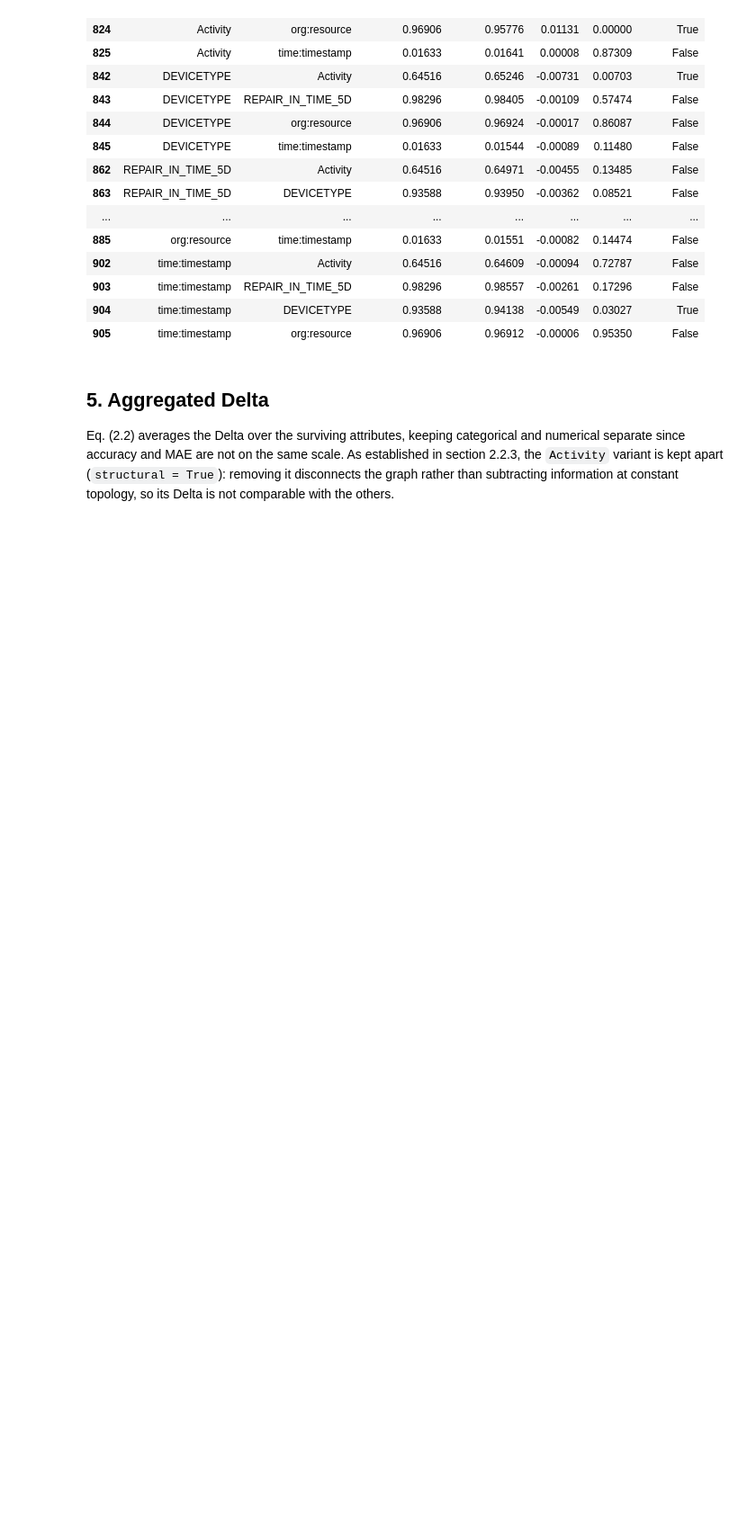
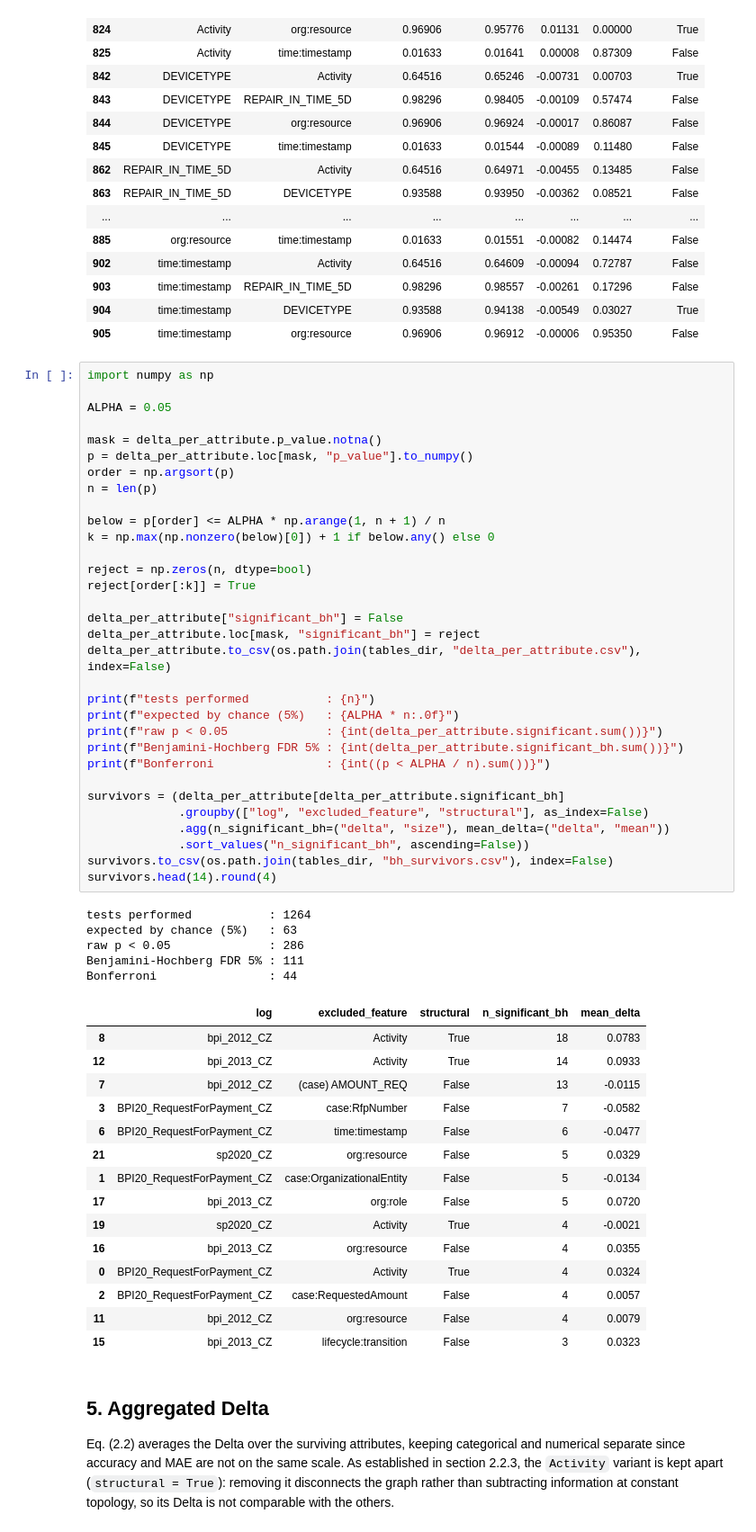
Before and after one commit to BizDaniel/SANAGRAPH, a Jupyter notebook: analysis/01_ablation_tables.ipynb, the cells around one changed output. Shown at 90% size. Saved outputs shown, nothing was run; the diff lists cells and outputs as text; blank space fills up the shorter version.

```diff
--- a/analysis/01_ablation_tables.ipynb
+++ b/analysis/01_ablation_tables.ipynb
@@ -268,6 +268,59 @@ delta_per_attribute.csv -> 1360 comparisons (286 with p < 0.05)
 | 903 | time:timestamp | REPAIR_IN_TIME_5D | 0.98296 | 0.98557 | -0.00261 | 0.17296 | False |
 | 904 | time:timestamp | DEVICETYPE | 0.93588 | 0.94138 | -0.00549 | 0.03027 | True |
 | 905 | time:timestamp | org:resource | 0.96906 | 0.96912 | -0.00006 | 0.95350 | False |
+# %%
+import numpy as np
+
+ALPHA = 0.05
+
+mask = delta_per_attribute.p_value.notna()
+p = delta_per_attribute.loc[mask, "p_value"].to_numpy()
+order = np.argsort(p)
+n = len(p)
+
+below = p[order] <= ALPHA * np.arange(1, n + 1) / n
+k = np.max(np.nonzero(below)[0]) + 1 if below.any() else 0
+
+reject = np.zeros(n, dtype=bool)
+reject[order[:k]] = True
+
+delta_per_attribute["significant_bh"] = False
+delta_per_attribute.loc[mask, "significant_bh"] = reject
+delta_per_attribute.to_csv(os.path.join(tables_dir, "delta_per_attribute.csv"), index=False)
+
+print(f"tests performed           : {n}")
+print(f"expected by chance (5%)   : {ALPHA * n:.0f}")
+print(f"raw p < 0.05              : {int(delta_per_attribute.significant.sum())}")
+print(f"Benjamini-Hochberg FDR 5% : {int(delta_per_attribute.significant_bh.sum())}")
+print(f"Bonferroni                : {int((p < ALPHA / n).sum())}")
+
+survivors = (delta_per_attribute[delta_per_attribute.significant_bh]
+             .groupby(["log", "excluded_feature", "structural"], as_index=False)
+             .agg(n_significant_bh=("delta", "size"), mean_delta=("delta", "mean"))
+             .sort_values("n_significant_bh", ascending=False))
+survivors.to_csv(os.path.join(tables_dir, "bh_survivors.csv"), index=False)
+survivors.head(14).round(4)
+# %% [output]
+tests performed           : 1264
+expected by chance (5%)   : 63
+raw p < 0.05              : 286
+Benjamini-Hochberg FDR 5% : 111
+Bonferroni                : 44
+|  | log | excluded_feature | structural | n_significant_bh | mean_delta |
+| 8 | bpi_2012_CZ | Activity | True | 18 | 0.0783 |
+| 12 | bpi_2013_CZ | Activity | True | 14 | 0.0933 |
+| 7 | bpi_2012_CZ | (case) AMOUNT_REQ | False | 13 | -0.0115 |
+| 3 | BPI20_RequestForPayment_CZ | case:RfpNumber | False | 7 | -0.0582 |
+| 6 | BPI20_RequestForPayment_CZ | time:timestamp | False | 6 | -0.0477 |
+| 21 | sp2020_CZ | org:resource | False | 5 | 0.0329 |
+| 1 | BPI20_RequestForPayment_CZ | case:OrganizationalEntity | False | 5 | -0.0134 |
+| 17 | bpi_2013_CZ | org:role | False | 5 | 0.0720 |
+| 19 | sp2020_CZ | Activity | True | 4 | -0.0021 |
+| 16 | bpi_2013_CZ | org:resource | False | 4 | 0.0355 |
+| 0 | BPI20_RequestForPayment_CZ | Activity | True | 4 | 0.0324 |
+| 2 | BPI20_RequestForPayment_CZ | case:RequestedAmount | False | 4 | 0.0057 |
+| 11 | bpi_2012_CZ | org:resource | False | 4 | 0.0079 |
+| 15 | bpi_2013_CZ | lifecycle:transition | False | 3 | 0.0323 |
 # %% [markdown]
 ## 5. Aggregated Delta
 
```
Also changed, not shown: parts of 1 cell of this notebook, 5 other files.
